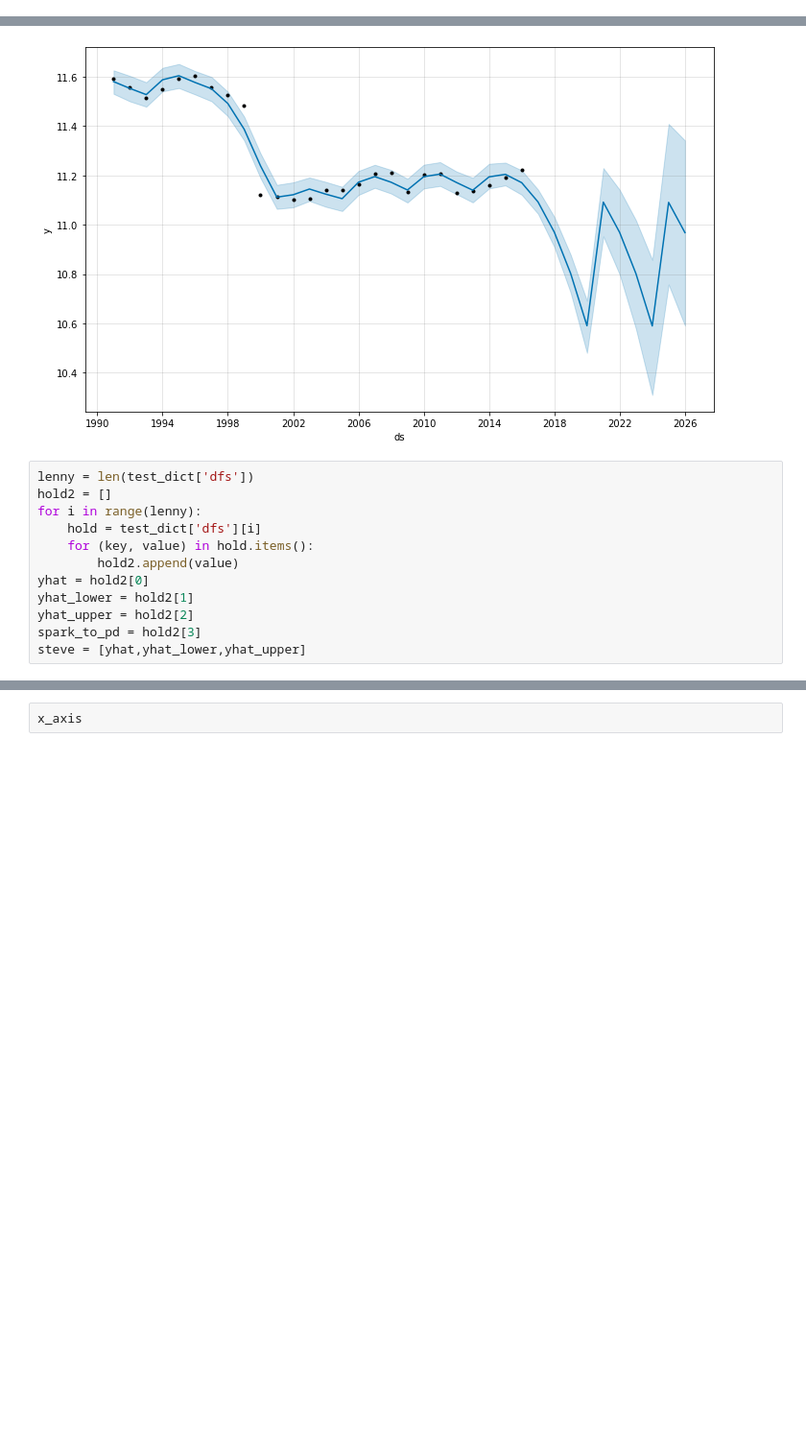
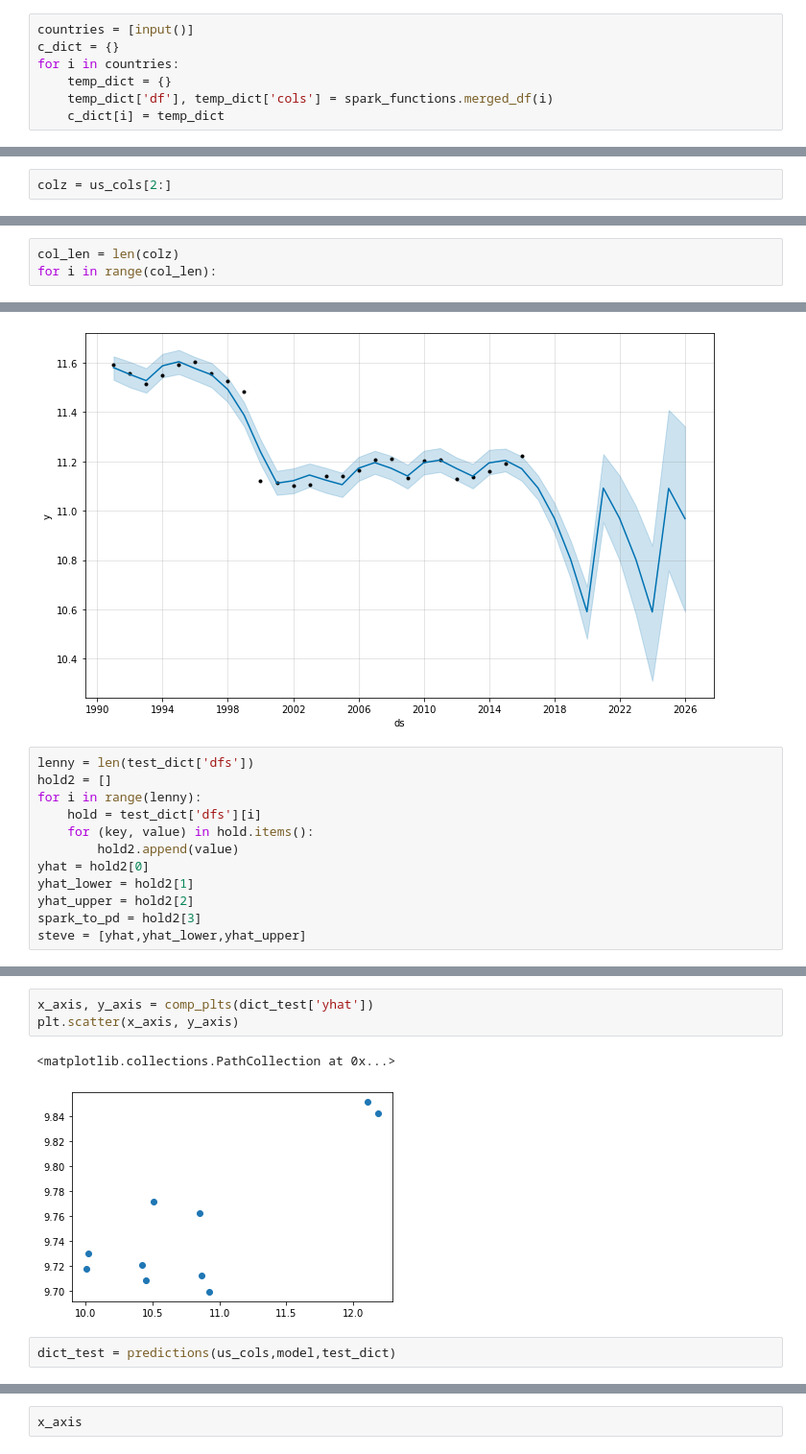
Before and after one commit to PopeStarkiller/emissions_analysis, a Jupyter notebook: emissions_main.ipynb, the cells around one changed output, grey strips where cells are left out. Shown at 96% size. Drawn from its saved outputs; the diff is of its cells as text; blank space fills up the shorter version.

```diff
--- a/emissions_main.ipynb
+++ b/emissions_main.ipynb
@@ -45,3 +45,10 @@ rds_string = config.rds_string
 engine = create_engine(f'postgresql://{rds_string}')
 conn = engine.connect()
 metadata = MetaData(engine)
+# %%
+countries = [input()]
+c_dict = {}
+for i in countries:
+    temp_dict = {}
+    temp_dict['df'], temp_dict['cols'] = spark_functions.merged_df(i)
+    c_dict[i] = temp_dict
@@ -68,3 +91,5 @@ def unions_spark(dfs):
 dfs = [india_spark,china_spark,mexico_spark,us_spark, germany_spark, france_spark]
 # %%
 df = unions_spark(dfs)
+# %%
+colz = us_cols[2:]
@@ -70,0 +112,3 @@ df = unions_spark(dfs)
+# %%
+col_len = len(colz)
+for i in range(col_len):
@@ -375,0 +490,8 @@ steve = [yhat,yhat_lower,yhat_upper]
+# %%
+x_axis, y_axis = comp_plts(dict_test['yhat'])
+plt.scatter(x_axis, y_axis)
+# %% [output]
+<matplotlib.collections.PathCollection at 0x...>
+[figure, added]
+# %%
+dict_test = predictions(us_cols,model,test_dict)
```
Also changed, not shown: parts of 13 cells of this notebook, 1 other file.
